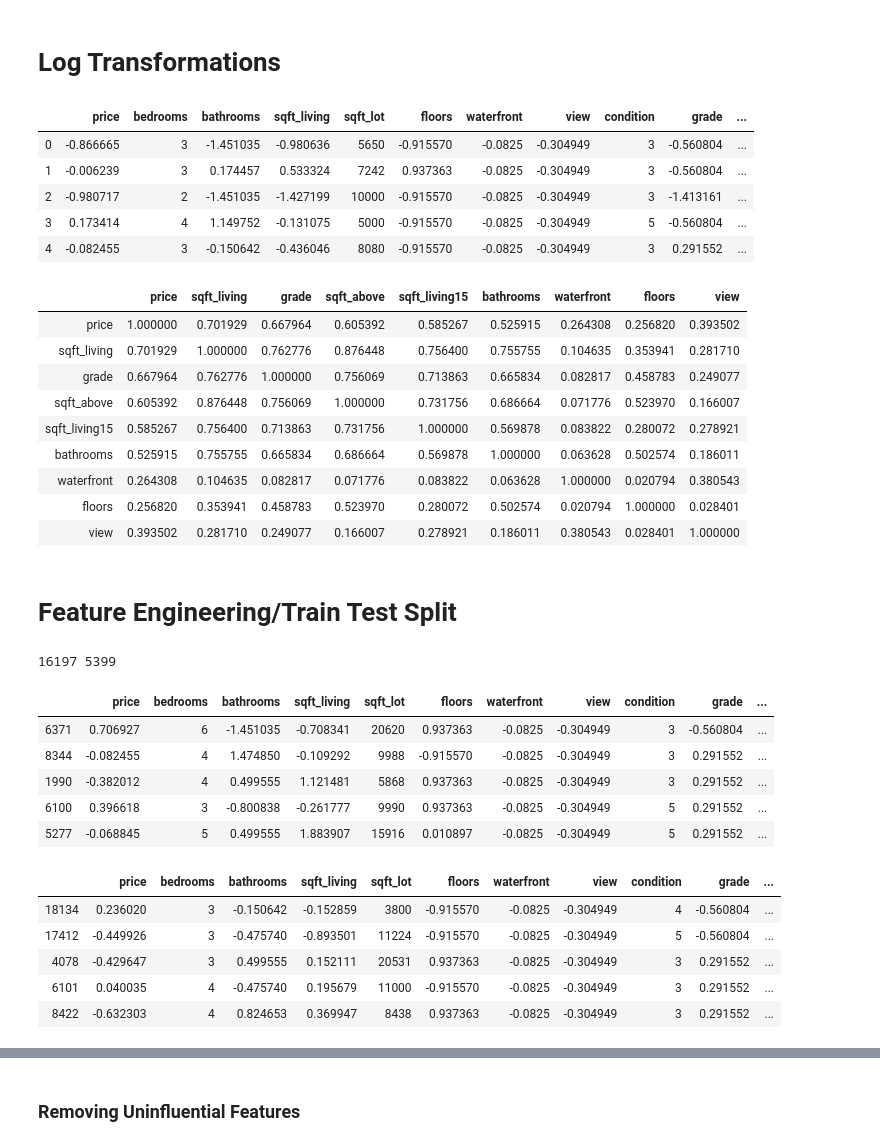
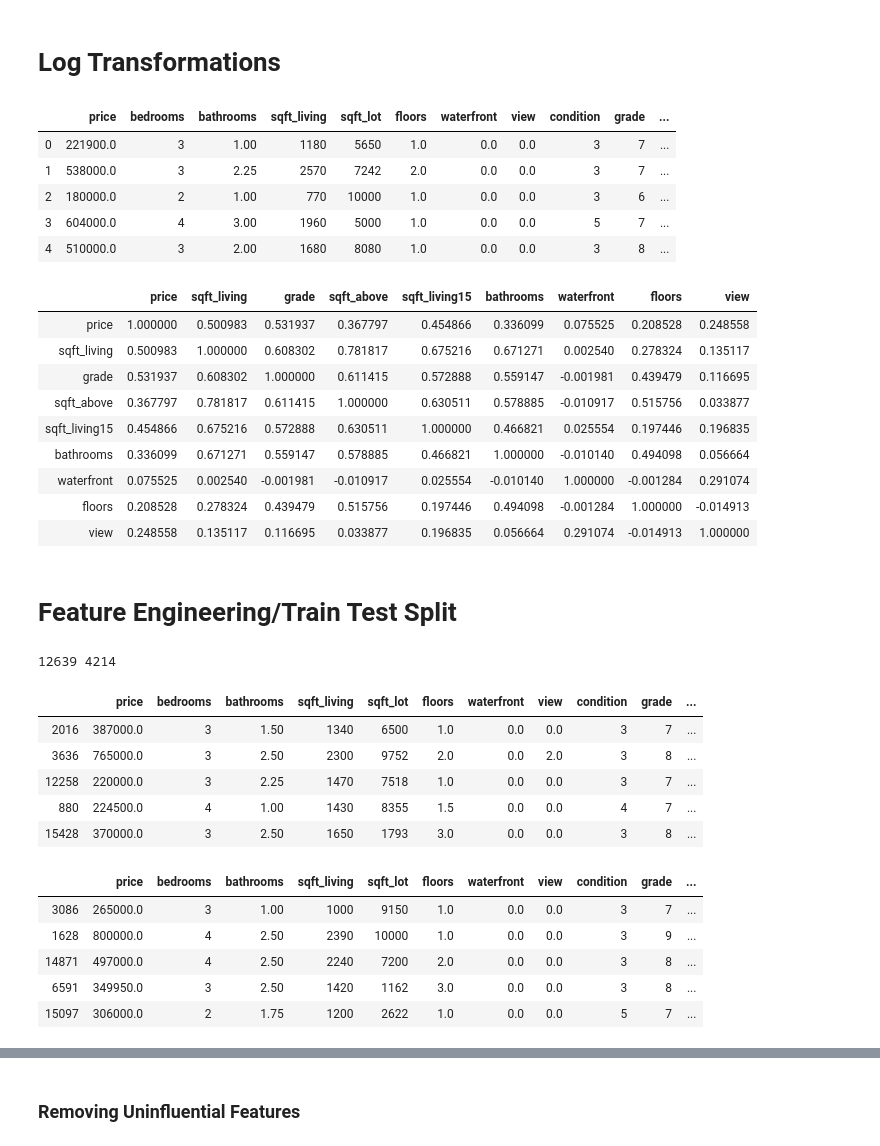
Before and after one commit to psuero1/house-sales-project, a Jupyter notebook: Iterative_Modeling.ipynb, the cells around one changed output, grey strips where cells are left out. Cells and saved outputs as stored; diff of their text form; code cells hidden in the pictures.

```diff
--- a/Iterative_Modeling.ipynb
+++ b/Iterative_Modeling.ipynb
@@ -20,30 +20,30 @@ import statsmodels.formula.api as smf
 import scipy.stats as stats
 import statsmodels.stats.api as sms
 # %%
-df = pd.read_csv('normal_data.csv')
+df = pd.read_csv('cleaned_data.csv')
 df.head()
 # %% [output]
 |  | price | bedrooms | bathrooms | sqft_living | sqft_lot | floors | waterfront | view | condition | grade | ... |
-| 0 | -0.866665 | 3 | -1.451035 | -0.980636 | 5650 | -0.915570 | -0.0825 | -0.304949 | 3 | -0.560804 | ... |
-| 1 | -0.006239 | 3 | 0.174457 | 0.533324 | 7242 | 0.937363 | -0.0825 | -0.304949 | 3 | -0.560804 | ... |
-| 2 | -0.980717 | 2 | -1.451035 | -1.427199 | 10000 | -0.915570 | -0.0825 | -0.304949 | 3 | -1.413161 | ... |
-| 3 | 0.173414 | 4 | 1.149752 | -0.131075 | 5000 | -0.915570 | -0.0825 | -0.304949 | 5 | -0.560804 | ... |
-| 4 | -0.082455 | 3 | -0.150642 | -0.436046 | 8080 | -0.915570 | -0.0825 | -0.304949 | 3 | 0.291552 | ... |
+| 0 | 221900.0 | 3 | 1.00 | 1180 | 5650 | 1.0 | 0.0 | 0.0 | 3 | 7 | ... |
+| 1 | 538000.0 | 3 | 2.25 | 2570 | 7242 | 2.0 | 0.0 | 0.0 | 3 | 7 | ... |
+| 2 | 180000.0 | 2 | 1.00 | 770 | 10000 | 1.0 | 0.0 | 0.0 | 3 | 6 | ... |
+| 3 | 604000.0 | 4 | 3.00 | 1960 | 5000 | 1.0 | 0.0 | 0.0 | 5 | 7 | ... |
+| 4 | 510000.0 | 3 | 2.00 | 1680 | 8080 | 1.0 | 0.0 | 0.0 | 3 | 8 | ... |
 # %%
 feats = ['price', 'sqft_living', 'grade','sqft_above', 'sqft_living15', 'bathrooms', 'waterfront', 'floors','view']
 corr = df[feats].corr()
 corr
 # %% [output]
 |  | price | sqft_living | grade | sqft_above | sqft_living15 | bathrooms | waterfront | floors | view |
-| price | 1.000000 | 0.701929 | 0.667964 | 0.605392 | 0.585267 | 0.525915 | 0.264308 | 0.256820 | 0.393502 |
-| sqft_living | 0.701929 | 1.000000 | 0.762776 | 0.876448 | 0.756400 | 0.755755 | 0.104635 | 0.353941 | 0.281710 |
-| grade | 0.667964 | 0.762776 | 1.000000 | 0.756069 | 0.713863 | 0.665834 | 0.082817 | 0.458783 | 0.249077 |
-| sqft_above | 0.605392 | 0.876448 | 0.756069 | 1.000000 | 0.731756 | 0.686664 | 0.071776 | 0.523970 | 0.166007 |
-| sqft_living15 | 0.585267 | 0.756400 | 0.713863 | 0.731756 | 1.000000 | 0.569878 | 0.083822 | 0.280072 | 0.278921 |
-| bathrooms | 0.525915 | 0.755755 | 0.665834 | 0.686664 | 0.569878 | 1.000000 | 0.063628 | 0.502574 | 0.186011 |
-| waterfront | 0.264308 | 0.104635 | 0.082817 | 0.071776 | 0.083822 | 0.063628 | 1.000000 | 0.020794 | 0.380543 |
-| floors | 0.256820 | 0.353941 | 0.458783 | 0.523970 | 0.280072 | 0.502574 | 0.020794 | 1.000000 | 0.028401 |
-| view | 0.393502 | 0.281710 | 0.249077 | 0.166007 | 0.278921 | 0.186011 | 0.380543 | 0.028401 | 1.000000 |
+| price | 1.000000 | 0.500983 | 0.531937 | 0.367797 | 0.454866 | 0.336099 | 0.075525 | 0.208528 | 0.248558 |
+| sqft_living | 0.500983 | 1.000000 | 0.608302 | 0.781817 | 0.675216 | 0.671271 | 0.002540 | 0.278324 | 0.135117 |
+| grade | 0.531937 | 0.608302 | 1.000000 | 0.611415 | 0.572888 | 0.559147 | -0.001981 | 0.439479 | 0.116695 |
+| sqft_above | 0.367797 | 0.781817 | 0.611415 | 1.000000 | 0.630511 | 0.578885 | -0.010917 | 0.515756 | 0.033877 |
+| sqft_living15 | 0.454866 | 0.675216 | 0.572888 | 0.630511 | 1.000000 | 0.466821 | 0.025554 | 0.197446 | 0.196835 |
+| bathrooms | 0.336099 | 0.671271 | 0.559147 | 0.578885 | 0.466821 | 1.000000 | -0.010140 | 0.494098 | 0.056664 |
+| waterfront | 0.075525 | 0.002540 | -0.001981 | -0.010917 | 0.025554 | -0.010140 | 1.000000 | -0.001284 | 0.291074 |
+| floors | 0.208528 | 0.278324 | 0.439479 | 0.515756 | 0.197446 | 0.494098 | -0.001284 | 1.000000 | -0.014913 |
+| view | 0.248558 | 0.135117 | 0.116695 | 0.033877 | 0.196835 | 0.056664 | 0.291074 | -0.014913 | 1.000000 |
 # %% [markdown]
 # Feature Engineering/Train Test Split
 # %%
@@ -56,22 +56,22 @@ train, test = train_test_split(df)
 print(len(train), len(test))
 train.head()
 # %% [output]
-16197 5399
+12639 4214
 |  | price | bedrooms | bathrooms | sqft_living | sqft_lot | floors | waterfront | view | condition | grade | ... |
-| 6371 | 0.706927 | 6 | -1.451035 | -0.708341 | 20620 | 0.937363 | -0.0825 | -0.304949 | 3 | -0.560804 | ... |
-| 8344 | -0.082455 | 4 | 1.474850 | -0.109292 | 9988 | -0.915570 | -0.0825 | -0.304949 | 3 | 0.291552 | ... |
-| 1990 | -0.382012 | 4 | 0.499555 | 1.121481 | 5868 | 0.937363 | -0.0825 | -0.304949 | 3 | 0.291552 | ... |
-| 6100 | 0.396618 | 3 | -0.800838 | -0.261777 | 9990 | 0.937363 | -0.0825 | -0.304949 | 5 | 0.291552 | ... |
-| 5277 | -0.068845 | 5 | 0.499555 | 1.883907 | 15916 | 0.010897 | -0.0825 | -0.304949 | 5 | 0.291552 | ... |
+| 2016 | 387000.0 | 3 | 1.50 | 1340 | 6500 | 1.0 | 0.0 | 0.0 | 3 | 7 | ... |
+| 3636 | 765000.0 | 3 | 2.50 | 2300 | 9752 | 2.0 | 0.0 | 2.0 | 3 | 8 | ... |
+| 12258 | 220000.0 | 3 | 2.25 | 1470 | 7518 | 1.0 | 0.0 | 0.0 | 3 | 7 | ... |
+| 880 | 224500.0 | 4 | 1.00 | 1430 | 8355 | 1.5 | 0.0 | 0.0 | 4 | 7 | ... |
+| 15428 | 370000.0 | 3 | 2.50 | 1650 | 1793 | 3.0 | 0.0 | 0.0 | 3 | 8 | ... |
 # %%
 test.head()
 # %% [output]
 |  | price | bedrooms | bathrooms | sqft_living | sqft_lot | floors | waterfront | view | condition | grade | ... |
-| 18134 | 0.236020 | 3 | -0.150642 | -0.152859 | 3800 | -0.915570 | -0.0825 | -0.304949 | 4 | -0.560804 | ... |
-| 17412 | -0.449926 | 3 | -0.475740 | -0.893501 | 11224 | -0.915570 | -0.0825 | -0.304949 | 5 | -0.560804 | ... |
-| 4078 | -0.429647 | 3 | 0.499555 | 0.152111 | 20531 | 0.937363 | -0.0825 | -0.304949 | 3 | 0.291552 | ... |
-| 6101 | 0.040035 | 4 | -0.475740 | 0.195679 | 11000 | -0.915570 | -0.0825 | -0.304949 | 3 | 0.291552 | ... |
-| 8422 | -0.632303 | 4 | 0.824653 | 0.369947 | 8438 | 0.937363 | -0.0825 | -0.304949 | 3 | 0.291552 | ... |
+| 3086 | 265000.0 | 3 | 1.00 | 1000 | 9150 | 1.0 | 0.0 | 0.0 | 3 | 7 | ... |
+| 1628 | 800000.0 | 4 | 2.50 | 2390 | 10000 | 1.0 | 0.0 | 0.0 | 3 | 9 | ... |
+| 14871 | 497000.0 | 4 | 2.50 | 2240 | 7200 | 2.0 | 0.0 | 0.0 | 3 | 8 | ... |
+| 6591 | 349950.0 | 3 | 2.50 | 1420 | 1162 | 3.0 | 0.0 | 0.0 | 3 | 8 | ... |
+| 15097 | 306000.0 | 2 | 1.75 | 1200 | 2622 | 1.0 | 0.0 | 0.0 | 5 | 7 | ... |
 # %%
 # Fitting the actual model
 predictors = '+'.join(x_cols)
```
Also changed, not shown: parts of 1 cell of this notebook, 3 other files.
